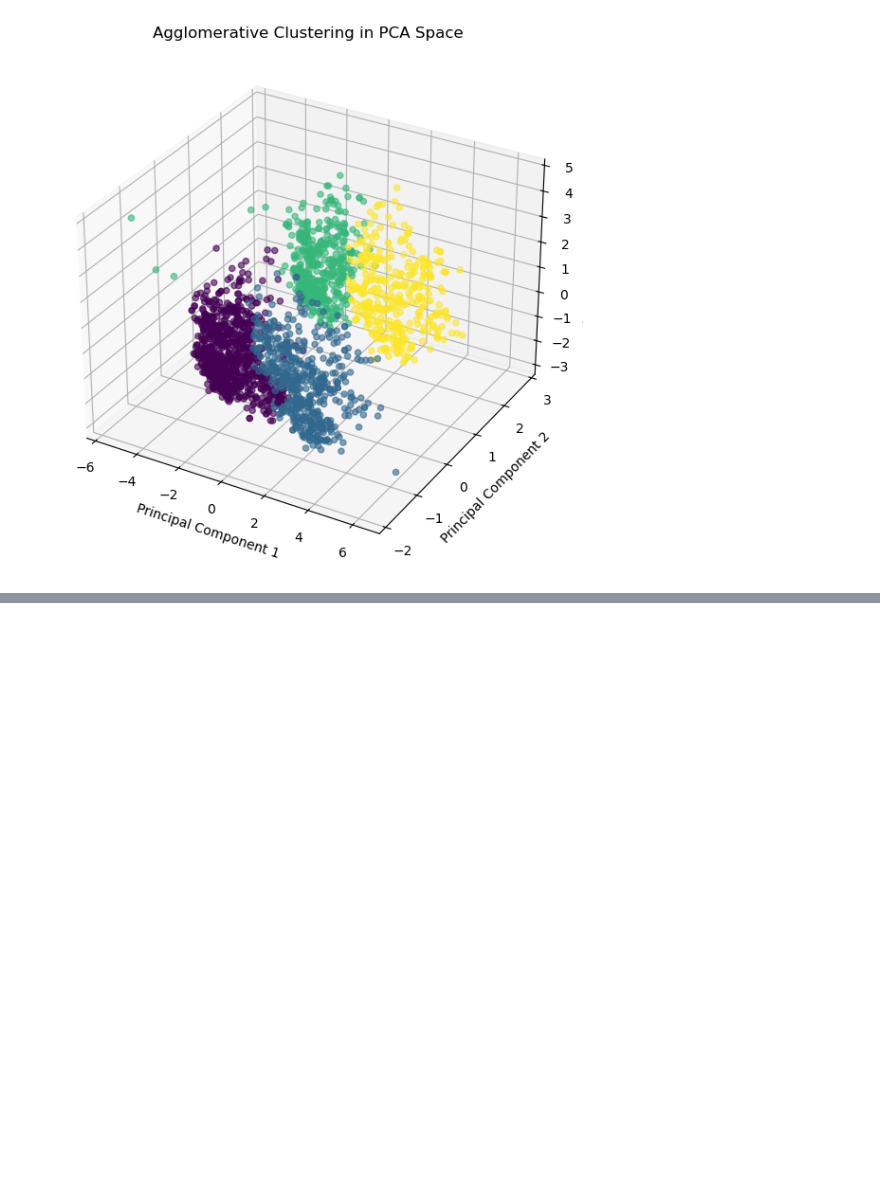
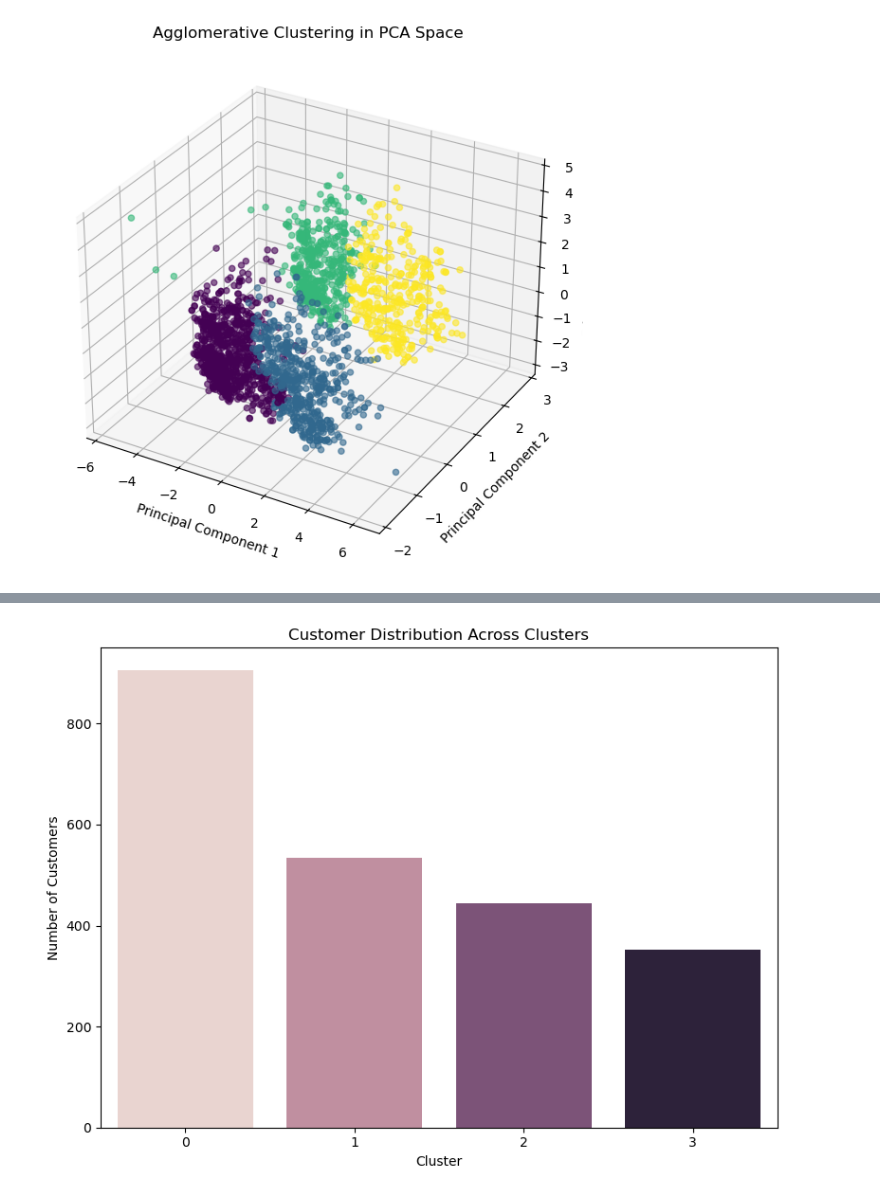
Before and after one commit to yashpal0502/SmartCart-Clustering-System, a Jupyter notebook: notebooks/01 - data_preprocessing.ipynb, the cells around one changed output, grey strips where cells are left out. Cells and saved outputs as stored; diff of their text form; code cells hidden in the pictures; blank space fills up the shorter version.

Commit message:
Add cluster characterization analysis

```diff
--- a/notebooks/01 - data_preprocessing.ipynb
+++ b/notebooks/01 - data_preprocessing.ipynb
@@ -317,6 +317,8 @@ encoded_df.head()
 | 2 | 1.0 | 0.0 | 0.0 | 0.0 | ... |
 | 3 | 1.0 | 0.0 | 0.0 | 0.0 | ... |
 | 4 | 0.0 | 1.0 | 0.0 | 0.0 | ... |
+# %%
+cleaned_df = processed_df.copy()
 # %%
 processed_df = pd.concat([processed_df.drop(columns=cat_cols), encoded_df], axis=1)
 # %%
@@ -615,0 +629,5 @@ plt.show()
+# %%
+cleaned_df.drop("labels", axis=1)
+
+cleaned_df["Clusters"] = labels_agg
+cleaned_df.head()
@@ -615,0 +641,25 @@ plt.show()
+# %%
+plt.figure(figsize=(8, 6))
+
+sns.countplot(
+    x="Clusters",
+    data=cleaned_df,
+    hue="Clusters",
+    legend=False
+)
+
+plt.xlabel("Cluster")
+plt.ylabel("Number of Customers")
+plt.title("Customer Distribution Across Clusters")
+
+plt.tight_layout()
+
+# plt.savefig(
+#     "../visualizations/clustering/cluster_distribution.png",
+#     dpi=150,
+#     bbox_inches="tight"
+# )
+
+plt.show()
+# %% [output]
+[figure, added]
```
Also changed, not shown: parts of 9 cells of this notebook, 2 other files.
